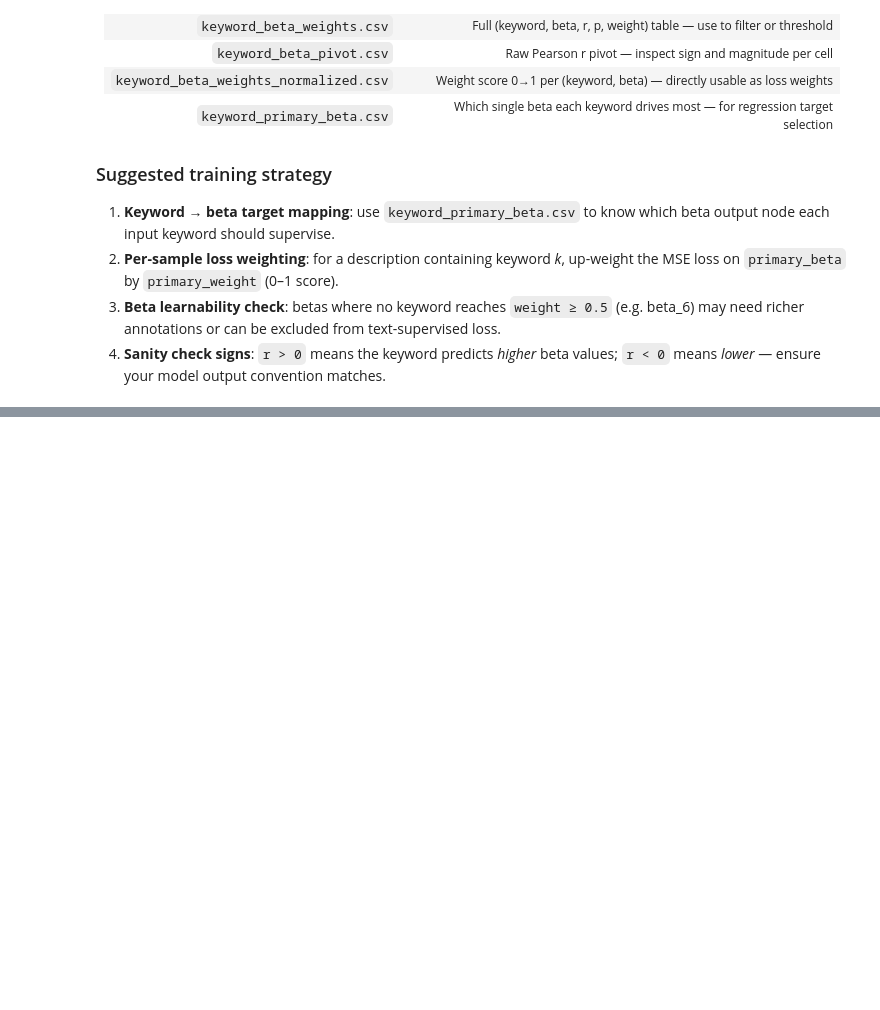
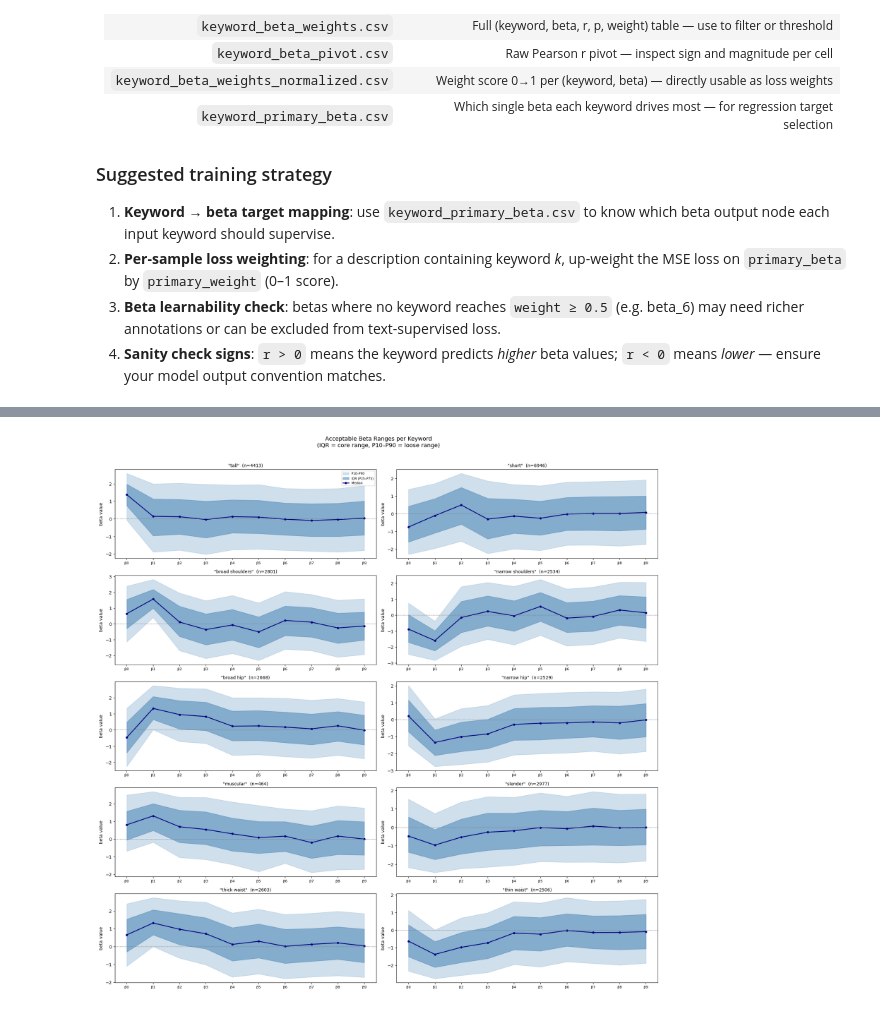
Before and after one commit to davidlai0522/BodyShapeGPT, a Jupyter notebook: scripts/body_shape_analysis.ipynb, the cells around one changed output, grey strips where cells are left out. Drawn from its saved outputs; the diff is of its cells as text; code cells hidden in the pictures; blank space fills up the shorter version.

```diff
--- a/scripts/body_shape_analysis.ipynb
+++ b/scripts/body_shape_analysis.ipynb
@@ -579,0 +647,57 @@ Saved primary-beta table     → /home/schaeffler-pte-ltd/david_ws/BodyShapeGPT/
+# %%
+
+# ── Visualise: acceptable beta ranges for selected keywords ────────────────
+# Shows the P10–P90 band (light) and P25–P75 IQR band (dark) per beta per keyword.
+
+SHOW_KEYWORDS = [
+    "tall", "short",
+    "broad shoulders", "narrow shoulders",
+    "broad hip", "narrow hip",
+    "muscular", "slender",
+    "thick waist", "thin waist",
+]
+# keep only those that survived the MIN_COUNT filter
+SHOW_KEYWORDS = [kw for kw in SHOW_KEYWORDS if kw in kept_keywords]
+
+n_kw = len(SHOW_KEYWORDS)
+n_cols = 2
+n_rows = (n_kw + n_cols - 1) // n_cols
+
+fig, axes = plt.subplots(n_rows, n_cols, figsize=(18, n_rows * 3.5), sharey=False)
+axes = np.array(axes).flatten()
+
+x = np.arange(10)
+for ax_i, kw in enumerate(SHOW_KEYWORDS):
+    ax = axes[ax_i]
+    sub = range_df[range_df["keyword"] == kw].sort_values("beta_index")
+
+    lo10 = sub["p10"].values;  hi10 = sub["p90"].values
+    lo25 = sub["p25"].values;  hi75 = sub["p75"].values
+    med  = sub["p50"].values
+
+    # P10–P90 band
+    ax.fill_between(x, lo10, hi10, alpha=0.25, color="steelblue", label="P10–P90")
+    # IQR band
+    ax.fill_between(x, lo25, hi75, alpha=0.55, color="steelblue", label="IQR (P25–P75)")
+    # Median line
+    ax.plot(x, med, color="navy", linewidth=1.8, marker="o", markersize=4, label="Median")
+    # Zero reference
+    ax.axhline(0, color="grey", linewidth=0.7, linestyle="--")
+
+    n_s = int(sub["n_samples"].iloc[0])
+    ax.set_title(f'"{kw}"  (n={n_s})', fontsize=10)
+    ax.set_xticks(x)
+    ax.set_xticklabels([f"β{i}" for i in range(10)], fontsize=8)
+    ax.set_ylabel("beta value")
+    if ax_i == 0:
+        ax.legend(fontsize=7, loc="upper right")
+
+# hide unused axes
+for ax_j in range(n_kw, len(axes)):
+    axes[ax_j].set_visible(False)
+
+plt.suptitle("Acceptable Beta Ranges per Keyword\n(IQR = core range, P10–P90 = loose range)", fontsize=13, y=1.01)
+plt.tight_layout()
+plt.show()
+# %% [output]
+[figure, added]
```
Also changed, not shown: parts of 5 cells of this notebook, 11 other files.
